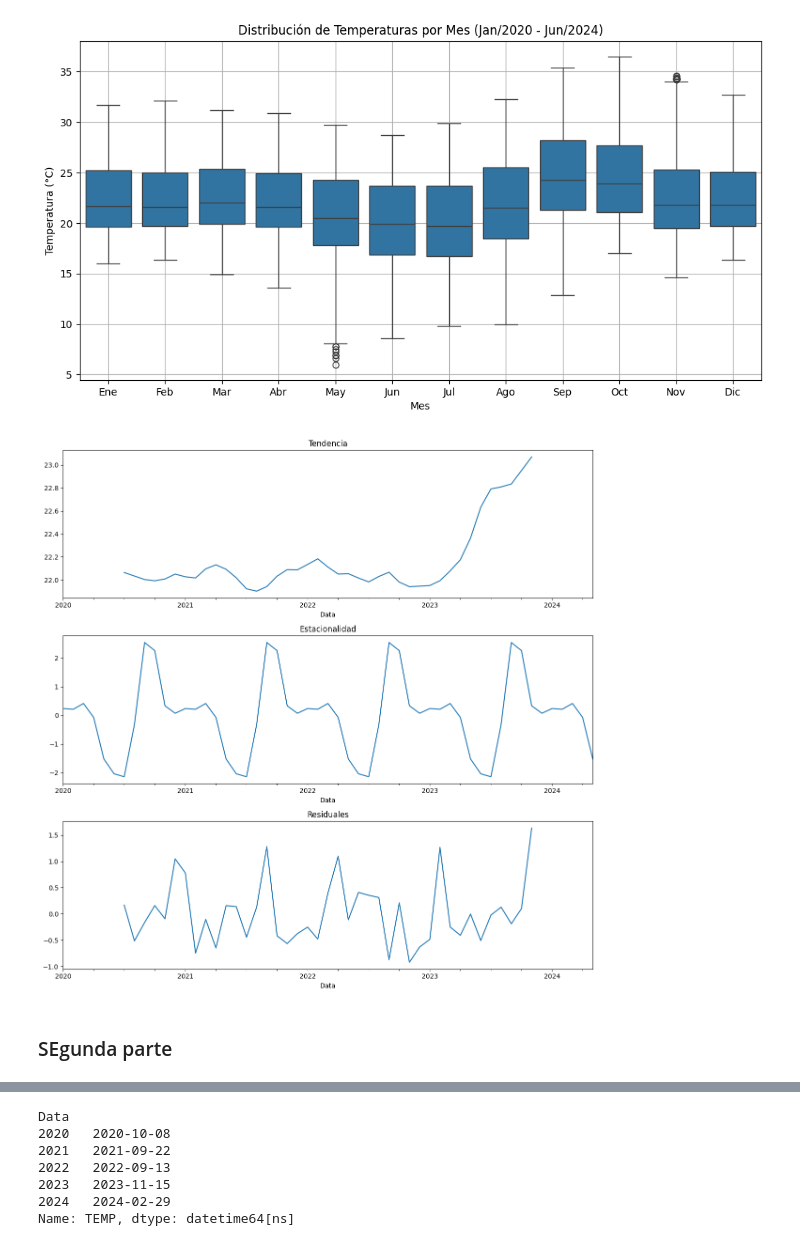
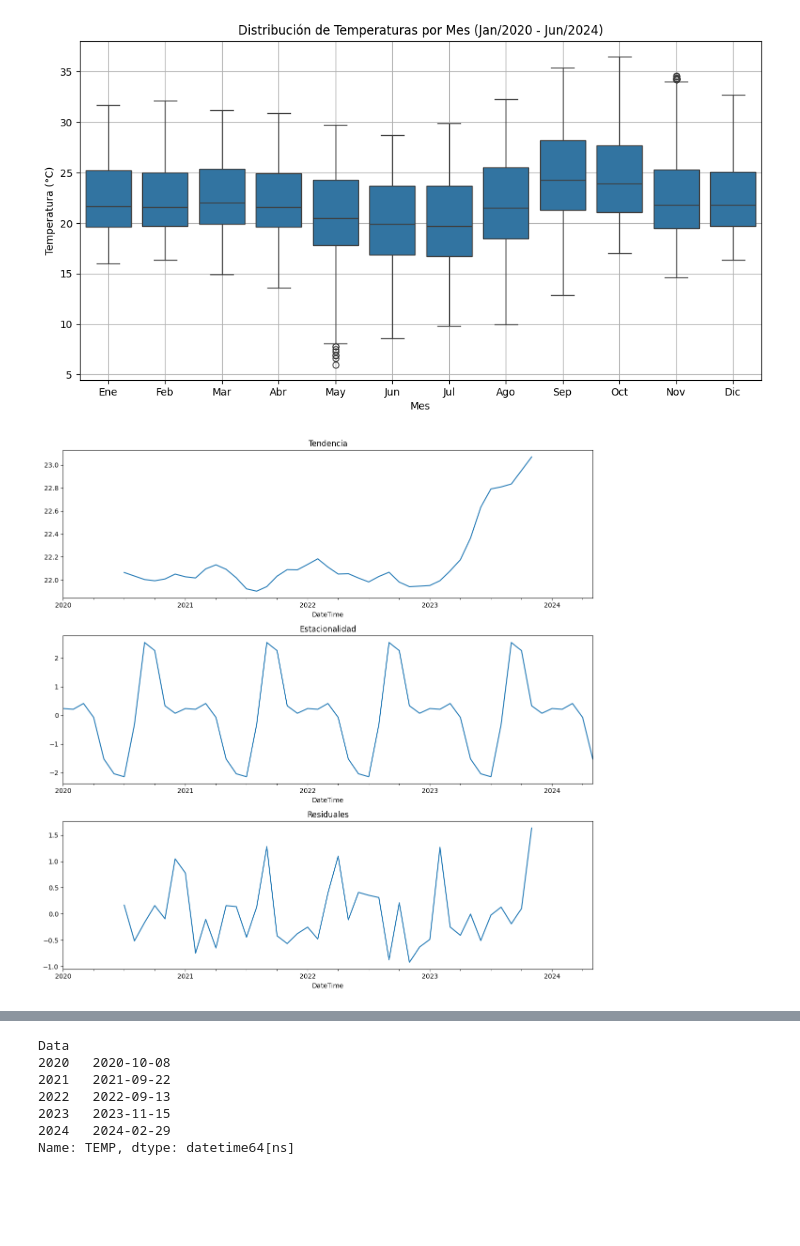
Before and after one commit to Joangopa/Temperatura_Brasilia_Prediction, a Jupyter notebook: analise_dados.ipynb, the cells around one changed output, grey strips where cells are left out. Drawn from its saved outputs; the diff is of its cells as text; code cells hidden in the pictures; blank space fills up the shorter version.

```diff
--- a/analise_dados.ipynb
+++ b/analise_dados.ipynb
@@ -113,17 +79,15 @@ plt.show()
 # %%
 from statsmodels.tsa.seasonal import seasonal_decompose
 
 # Descomposición estacional
-decomposition = seasonal_decompose(df.resample('ME').mean(), model='additive')
+decomposition = seasonal_decompose(df2.resample('ME').mean(), model='additive')
 
 # Plotear componentes
 fig, (ax1, ax2, ax3) = plt.subplots(3, 1, figsize=(12, 12))
 decomposition.trend.plot(ax=ax1, title='Tendencia')
 decomposition.seasonal.plot(ax=ax2, title='Estacionalidad')
 decomposition.resid.plot(ax=ax3, title='Residuales')
 plt.tight_layout()
 plt.show()
 # %% [output]
-[figure, old version]
+[figure, new version]
-# %% [markdown]
-### SEgunda parte
```
Also changed, not shown: parts of 10 cells of this notebook, 3 other files.
